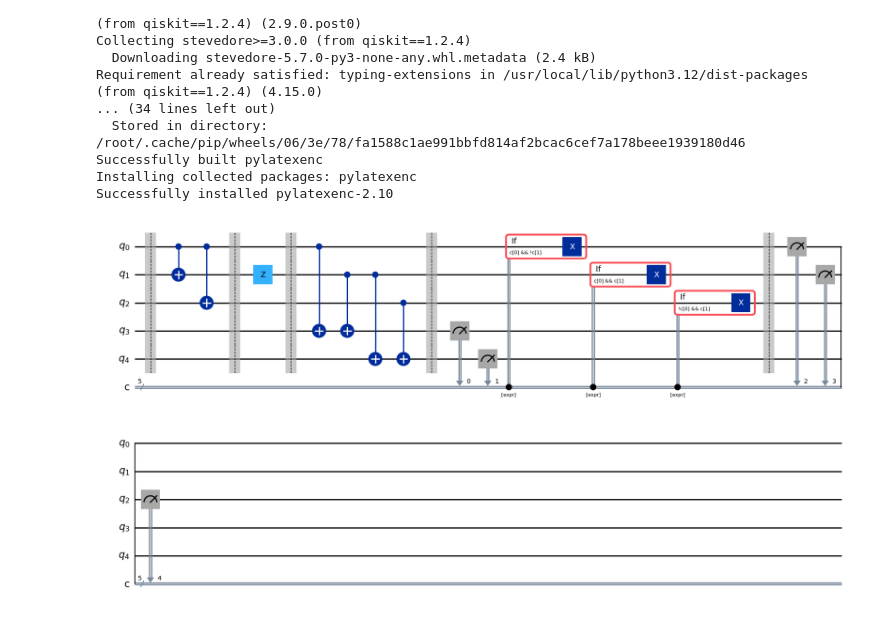
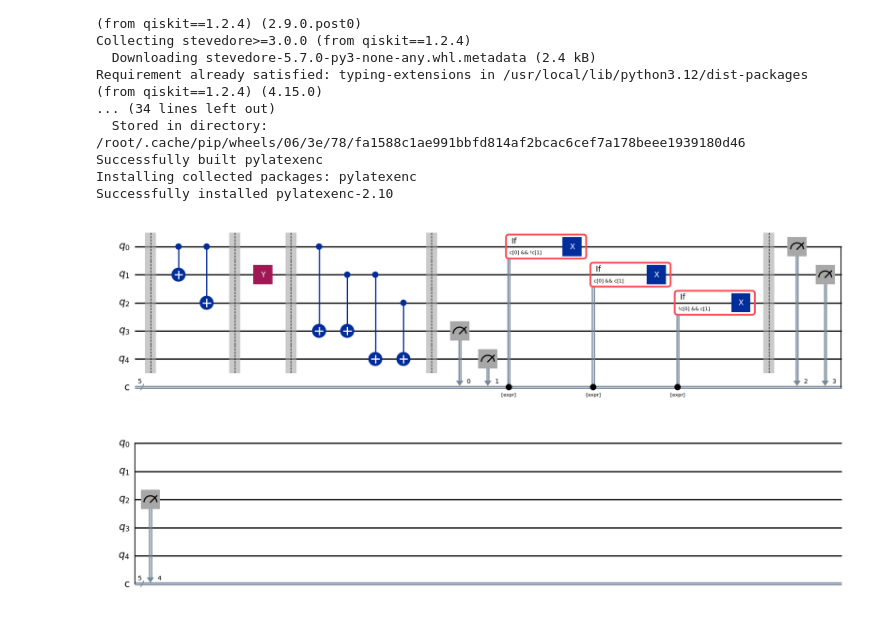
Before and after one commit to tramyruan3004/SIT-UofG-QC, a Jupyter notebook: QC-Lab4-A.ipynb, the cells around one changed output. Cells and saved outputs as stored; diff of their text form; code cells hidden in the pictures.

```diff
--- a/QC-Lab4-A.ipynb
+++ b/QC-Lab4-A.ipynb
@@ -78,7 +78,10 @@ flip.barrier()
 # flip.x(2)
 
 # Phase flip error
-flip.z(1)
+# flip.z(1)
+
+# Y error Y = X + phase flip error
+flip.y(1)
 
 # Another barrier
 
@@ -97,34 +100,34 @@ flip.measure([3,4],[0,1])
 
 # Conditional application of X to qubits 0, 1 and 2
 # "if syndrome says error here, fix it."
 # if c0 and not c1 then X(q0)
 # if c0 and c1 then X(q1)
 # if not c0 and c1 then X(q2)
 with flip.if_test(expr.logic_and(flip.clbits[0],expr.logic_not(flip.clbits[1]))):
     flip.x(0)
 
 with flip.if_test(expr.logic_and(flip.clbits[0],flip.clbits[1])):
     flip.x(1)
 
 with flip.if_test(expr.logic_and(expr.logic_not(flip.clbits[0]),flip.clbits[1])):
     flip.x(2)
 
 flip.barrier()
 
 # The original state of qubit 0 was encoded by being "spread" across qubits 1 and 2.
 # We are now back in that encoded state.
 # Because of the entanglement, measuring qubits 0, 1 and 2
 # should give the same statistics as measuring the original qubit 0.
 
 # You can also implement the final decoding, putting the state back into a single qubit, and measuring it.
 
 flip.measure([0,1,2],[2,3,4])
 
 # Check the circuit
 
 flip.draw("mpl")
 # %% [output]
-[figure, old version]
+[figure, new version]
 # %%
 # Simulate and plot results
 # Use GenericBackendV2 because we need if_test
```
Also changed, not shown: parts of 1 cell of this notebook.
